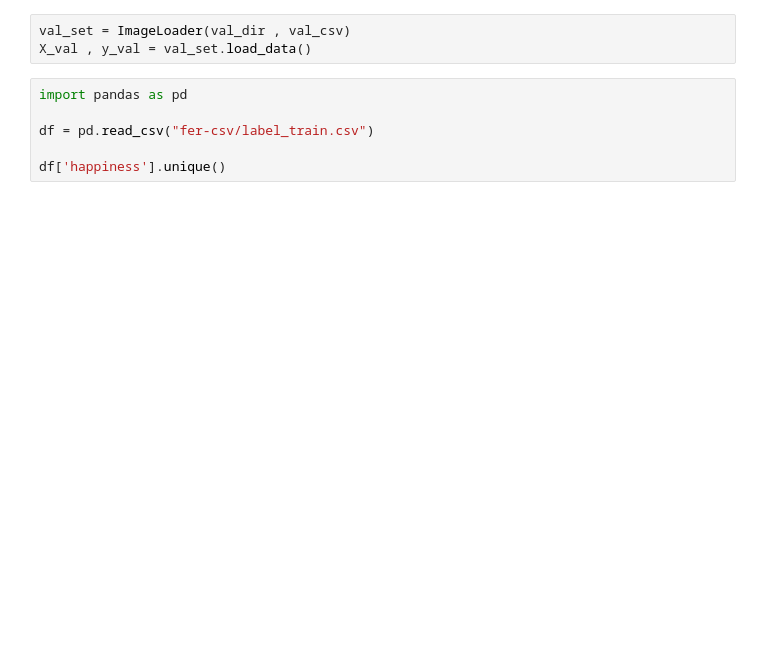
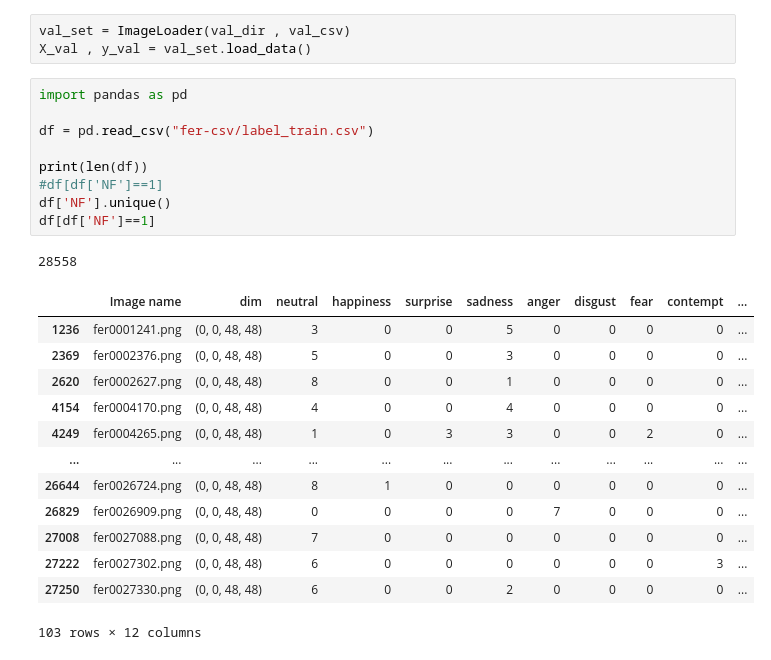
Before and after one commit to lemtiel93/progetto-crif, a Jupyter notebook: fer+/fer_plus.ipynb, the cells around one changed output. Drawn from its saved outputs; the diff is of its cells as text; blank space fills up the shorter version.

```diff
--- a/fer+/fer_plus.ipynb
+++ b/fer+/fer_plus.ipynb
@@ -22,6 +24,24 @@ X_val , y_val = val_set.load_data()
 # %%
 import pandas as pd
 
 df = pd.read_csv("fer-csv/label_train.csv")
 
-df['happiness'].unique()
+print(len(df))
+#df[df['NF']==1]
+df['NF'].unique()
+df[df['NF']==1]
+# %% [output]
+28558
+|  | Image name | dim | neutral | happiness | surprise | sadness | anger | disgust | fear | contempt | ... |
+| 1236 | fer0001241.png | (0, 0, 48, 48) | 3 | 0 | 0 | 5 | 0 | 0 | 0 | 0 | ... |
+| 2369 | fer0002376.png | (0, 0, 48, 48) | 5 | 0 | 0 | 3 | 0 | 0 | 0 | 0 | ... |
+| 2620 | fer0002627.png | (0, 0, 48, 48) | 8 | 0 | 0 | 1 | 0 | 0 | 0 | 0 | ... |
+| 4154 | fer0004170.png | (0, 0, 48, 48) | 4 | 0 | 0 | 4 | 0 | 0 | 0 | 0 | ... |
+| 4249 | fer0004265.png | (0, 0, 48, 48) | 1 | 0 | 3 | 3 | 0 | 0 | 2 | 0 | ... |
+| ... | ... | ... | ... | ... | ... | ... | ... | ... | ... | ... | ... |
+| 26644 | fer0026724.png | (0, 0, 48, 48) | 8 | 1 | 0 | 0 | 0 | 0 | 0 | 0 | ... |
+| 26829 | fer0026909.png | (0, 0, 48, 48) | 0 | 0 | 0 | 0 | 7 | 0 | 0 | 0 | ... |
+| 27008 | fer0027088.png | (0, 0, 48, 48) | 7 | 0 | 0 | 0 | 0 | 0 | 0 | 0 | ... |
+| 27222 | fer0027302.png | (0, 0, 48, 48) | 6 | 0 | 0 | 0 | 0 | 0 | 0 | 3 | ... |
+| 27250 | fer0027330.png | (0, 0, 48, 48) | 6 | 0 | 0 | 2 | 0 | 0 | 0 | 0 | ... |
+103 rows × 12 columns
```
Also changed, not shown: parts of 6 cells of this notebook, 2 other files.
